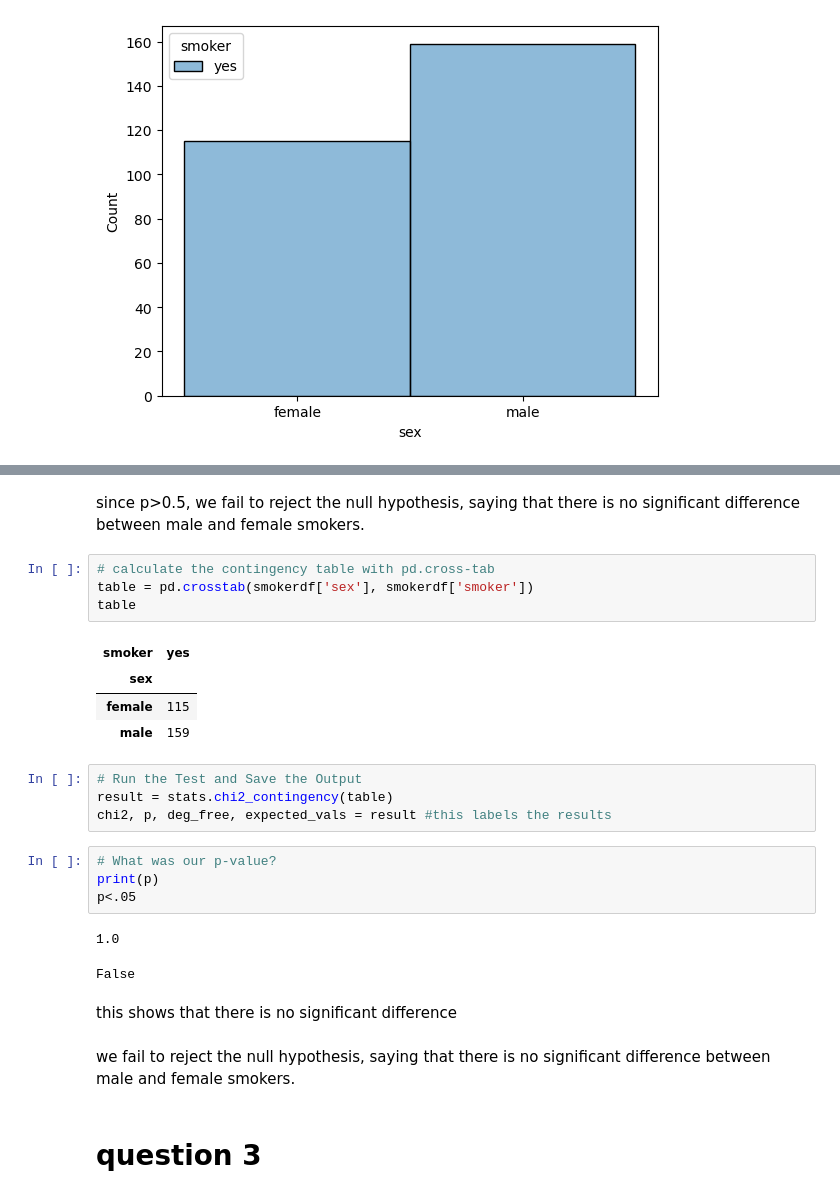
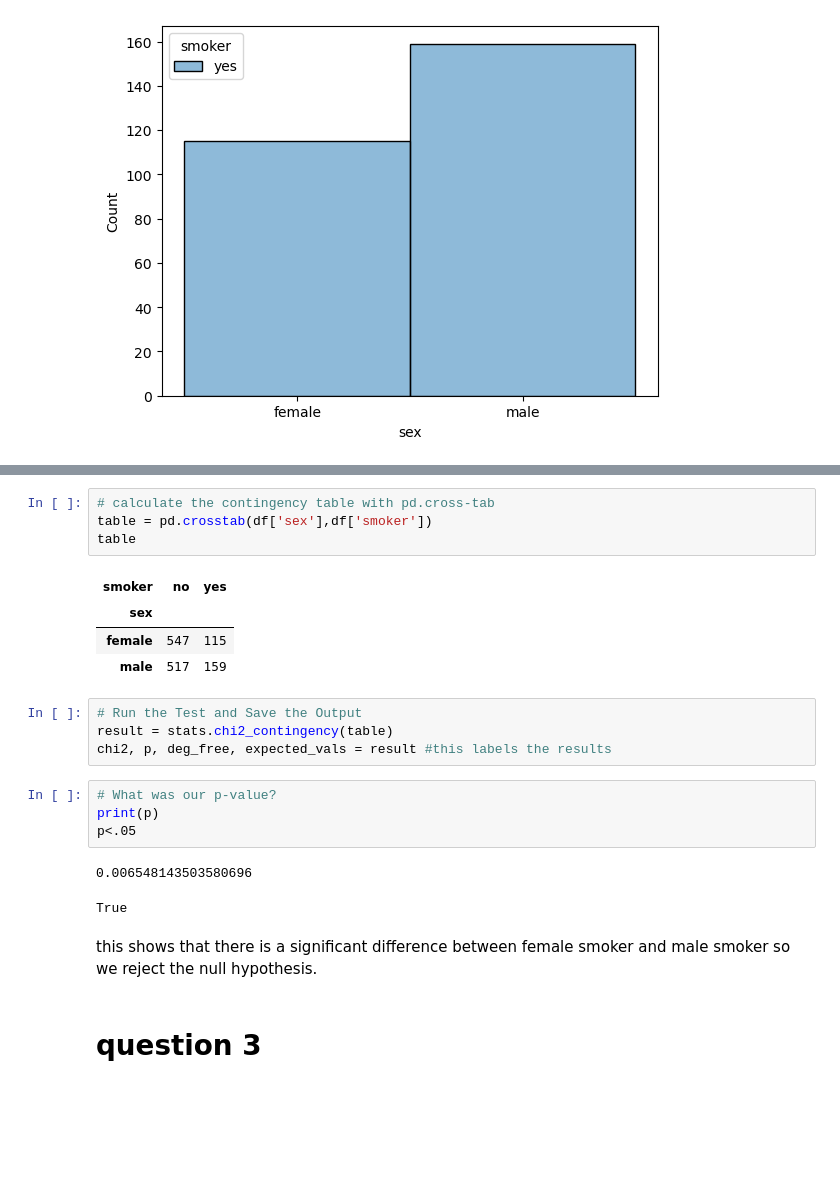
Before and after one commit to elleniayele/insurance-data, a Jupyter notebook: insurance data.ipynb, the cells around one changed output, grey strips where cells are left out. Saved outputs shown, nothing was run; the diff lists cells and outputs as text; blank space fills up the shorter version.

```diff
--- a/insurance data.ipynb
+++ b/insurance data.ipynb
@@ -202,14 +205,12 @@ p_value
-# %% [markdown]
-since p>0.5, we fail to reject the null hypothesis, saying that there is no significant difference between male and female smokers.
 # %%
 # calculate the contingency table with pd.cross-tab
-table = pd.crosstab(smokerdf['sex'], smokerdf['smoker'])
+table = pd.crosstab(df['sex'],df['smoker'])
 table
 # %% [output]
-| smoker | yes |
-| sex |  |
-| female | 115 |
-| male | 159 |
+| smoker | no | yes |
+| sex |  |  |
+| female | 547 | 115 |
+| male | 517 | 159 |
 # %%
 # Run the Test and Save the Output
 result = stats.chi2_contingency(table)
@@ -219,12 +220,10 @@ chi2, p, deg_free, expected_vals = result #this labels the results
 print(p)
 p<.05
 # %% [output]
-1.0
+0.006548143503580696
-False
+True
 # %% [markdown]
-this shows that there is no significant difference
+this shows that there is a significant difference between female smoker and male smoker so we reject the null hypothesis.
-# %% [markdown]
-we fail to reject the null hypothesis, saying that there is no significant difference between male and female smokers.
 # %% [markdown]
 # question 3
 # %% [markdown]
```
Also changed, not shown: parts of 8 cells of this notebook.
